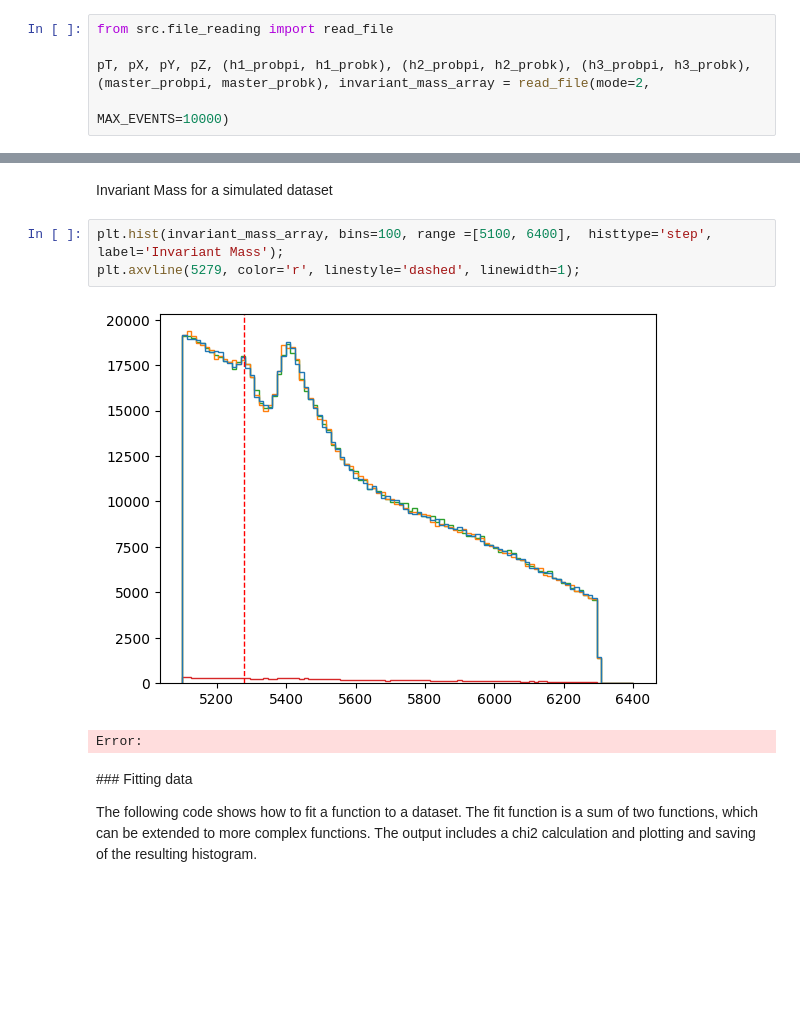
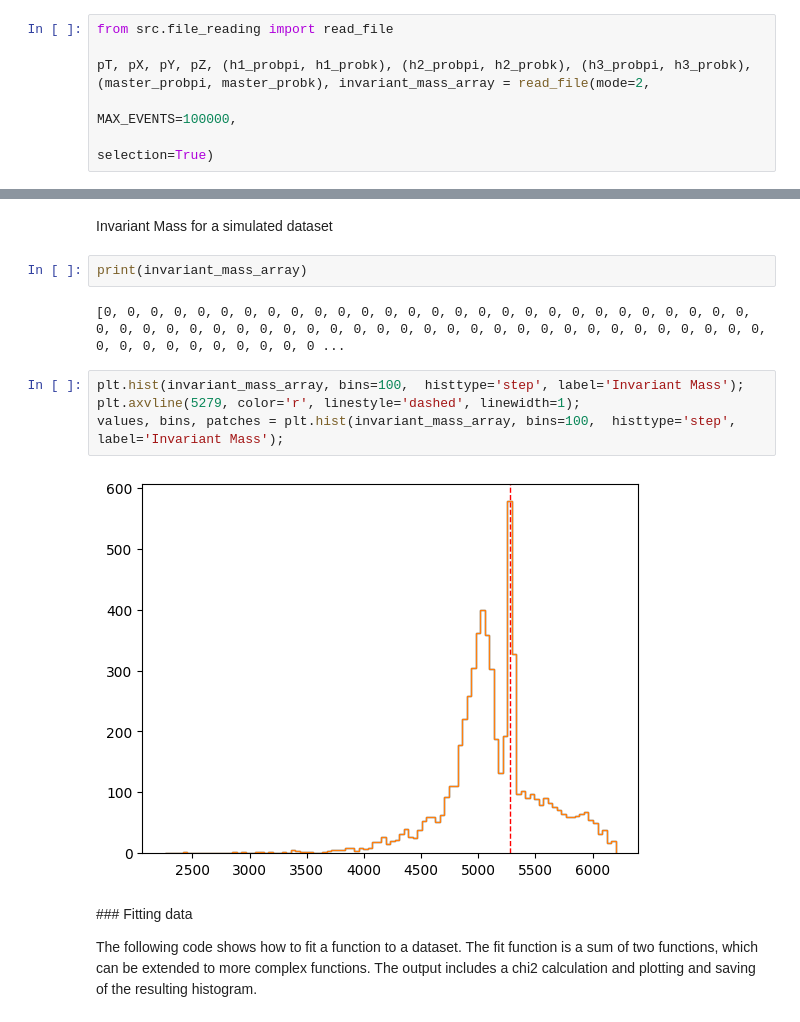
Before and after one commit to aavashsubedi/labs_yr3, a Jupyter notebook: matter_antimatter/aavash.ipynb, the cells around one changed output, grey strips where cells are left out. Cells and saved outputs as stored; diff of their text form; blank space fills up the shorter version.

```diff
--- a/matter_antimatter/aavash.ipynb
+++ b/matter_antimatter/aavash.ipynb
@@ -349,7 +242,8 @@ TypeError: iterable of expressions must be strings or name, Interpretation pairs
 from src.file_reading import read_file
 
 pT, pX, pY, pZ, (h1_probpi, h1_probk), (h2_probpi, h2_probk), (h3_probpi, h3_probk), (master_probpi, master_probk), invariant_mass_array = read_file(mode=2,
-                                                                                                                                                     MAX_EVENTS=10000)
+                                                                                                                                                     MAX_EVENTS=100000,
+                                                                                                                                                     selection=True)
 # %% [output]
 Input data varaiables:
 Magnet down data
@@ -604,12 +456,16 @@ Bad pipe message: %s [b'\x03\x02\x03\x04\x00-\x00\x02\x01\x01\x003\x00&\x00$\x00
 ## Finding Invariant Mass
 # %% [markdown]
 Invariant Mass for a simulated dataset
+# %%
+print(invariant_mass_array)
+# %% [output]
+[0, 0, 0, 0, 0, 0, 0, 0, 0, 0, 0, 0, 0, 0, 0, 0, 0, 0, 0, 0, 0, 0, 0, 0, 0, 0, 0, 0, 0, 0, 0, 0, 0, 0, 0, 0, 0, 0, 0, 0, 0, 0, 0, 0, 0, 0, 0, 0, 0, 0, 0, 0, 0, 0, 0, 0, 0, 0, 0, 0, 0, 0, 0, 0, 0, 0, 0 ...
 # %%
-plt.hist(invariant_mass_array, bins=100, range =[5100, 6400],  histtype='step', label='Invariant Mass');
+plt.hist(invariant_mass_array, bins=100,  histtype='step', label='Invariant Mass');
 plt.axvline(5279, color='r', linestyle='dashed', linewidth=1);
+values, bins, patches = plt.hist(invariant_mass_array, bins=100,  histtype='step', label='Invariant Mass');
 # %% [output]
-[figure, old version]
+[figure, new version]
-Error:
 # %% [markdown]
 ### Fitting data
 
```
Also changed, not shown: parts of 15 cells of this notebook, 5 other files.
